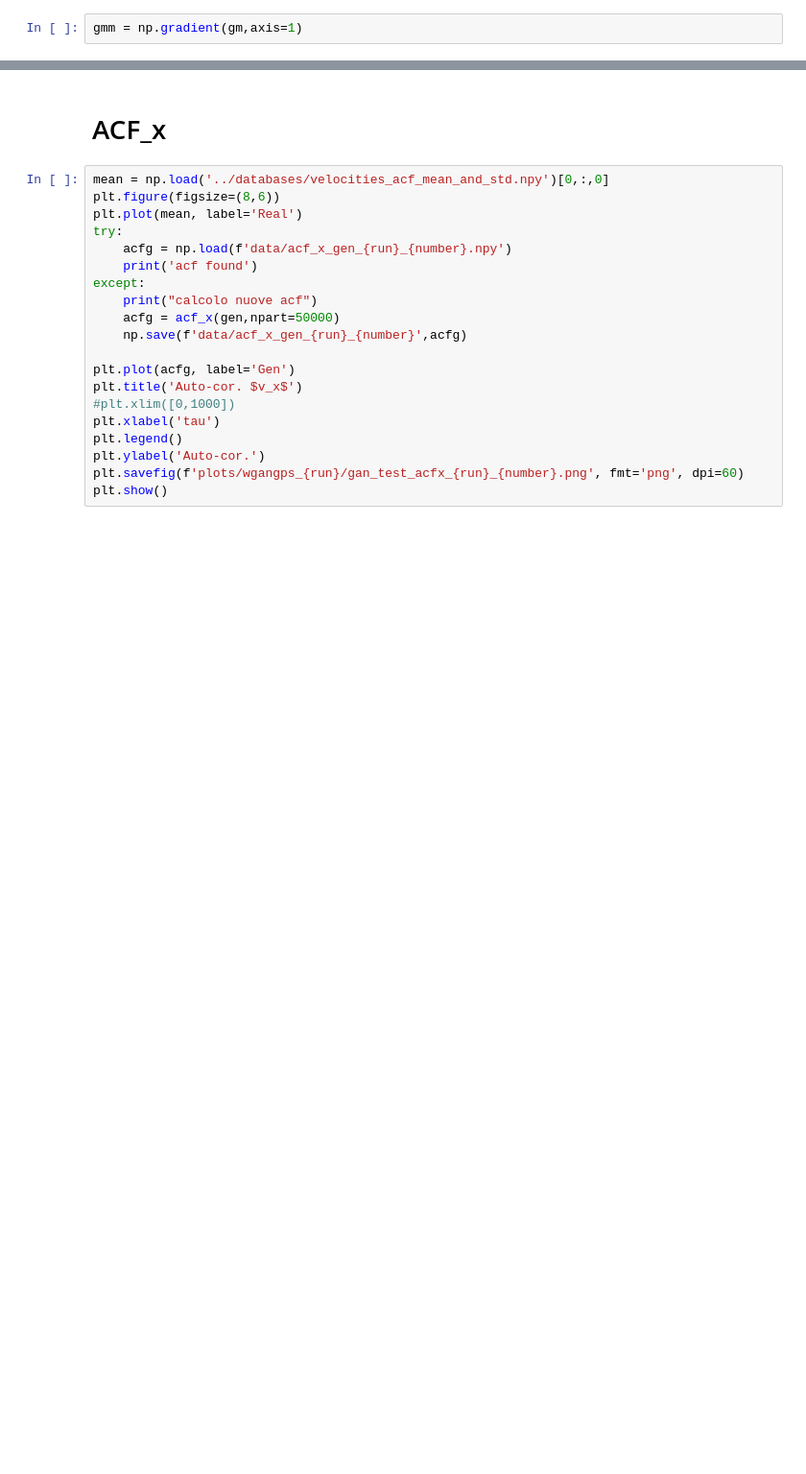
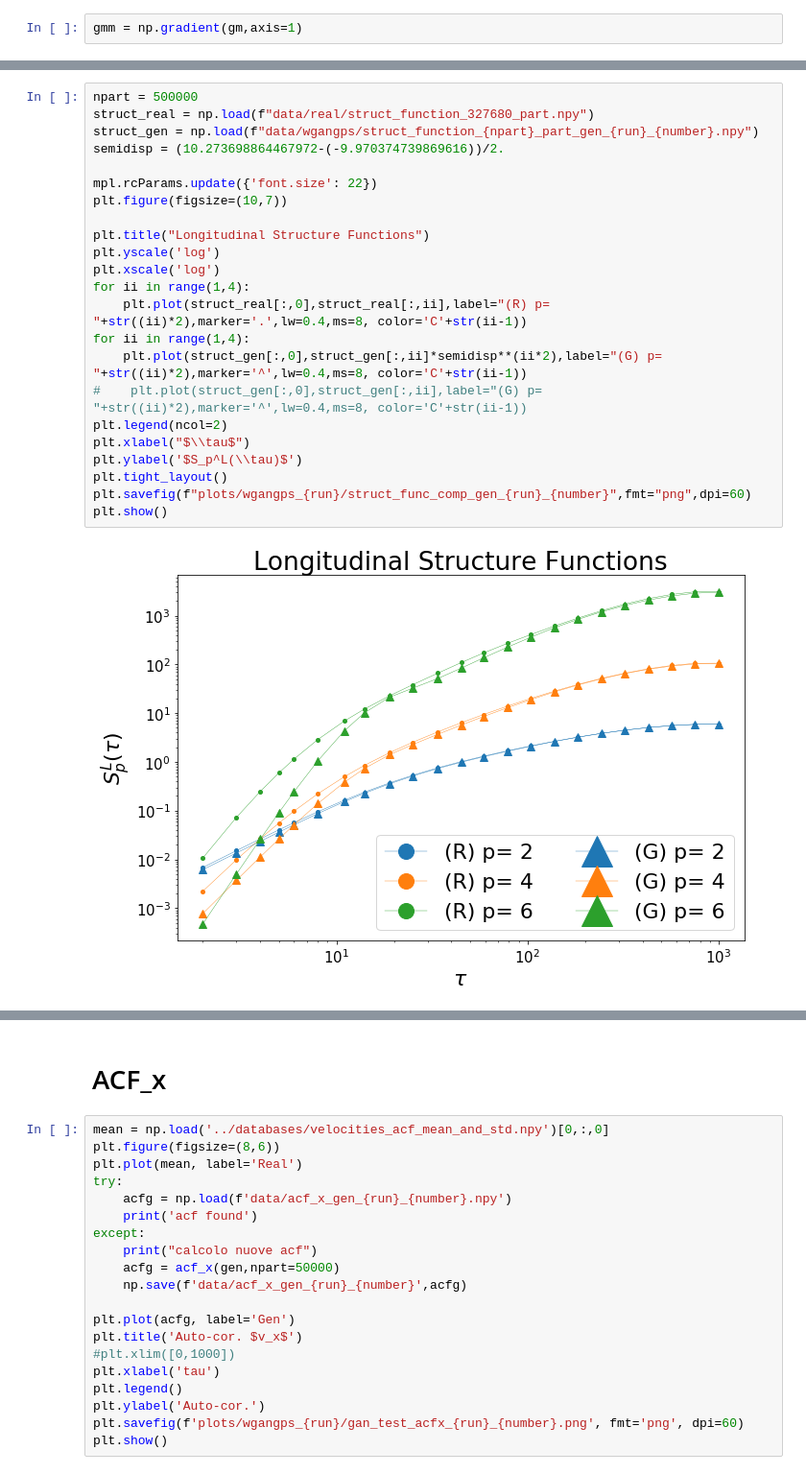
Before and after one commit to scarpma/lagrangian, a Jupyter notebook: gan_test_s.ipynb, the cells around one changed output, grey strips where cells are left out. Shown at 96% size. Drawn from its saved outputs; the diff is of its cells as text; blank space fills up the shorter version.

```diff
--- a/gan_test_s.ipynb
+++ b/gan_test_s.ipynb
@@ -275,0 +282,25 @@ fign.show()
+# %%
+npart = 500000
+struct_real = np.load(f"data/real/struct_function_327680_part.npy")
+struct_gen = np.load(f"data/wgangps/struct_function_{npart}_part_gen_{run}_{number}.npy")
+semidisp = (10.273698864467972-(-9.970374739869616))/2.
+
+mpl.rcParams.update({'font.size': 22})
+plt.figure(figsize=(10,7))
+
+plt.title("Longitudinal Structure Functions")
+plt.yscale('log')
+plt.xscale('log')
+for ii in range(1,4):
+    plt.plot(struct_real[:,0],struct_real[:,ii],label="(R) p= "+str((ii)*2),marker='.',lw=0.4,ms=8, color='C'+str(ii-1))
+for ii in range(1,4):
+    plt.plot(struct_gen[:,0],struct_gen[:,ii]*semidisp**(ii*2),label="(G) p= "+str((ii)*2),marker='^',lw=0.4,ms=8, color='C'+str(ii-1))
+#    plt.plot(struct_gen[:,0],struct_gen[:,ii],label="(G) p= "+str((ii)*2),marker='^',lw=0.4,ms=8, color='C'+str(ii-1))
+plt.legend(ncol=2)
+plt.xlabel("$\\tau$")
+plt.ylabel('$S_p^L(\\tau)$')
+plt.tight_layout()
+plt.savefig(f"plots/wgangps_{run}/struct_func_comp_gen_{run}_{number}",fmt="png",dpi=60)
+plt.show()
+# %% [output]
+[figure, added]
```
Also changed, not shown: parts of 13 cells of this notebook, 22 other files.
